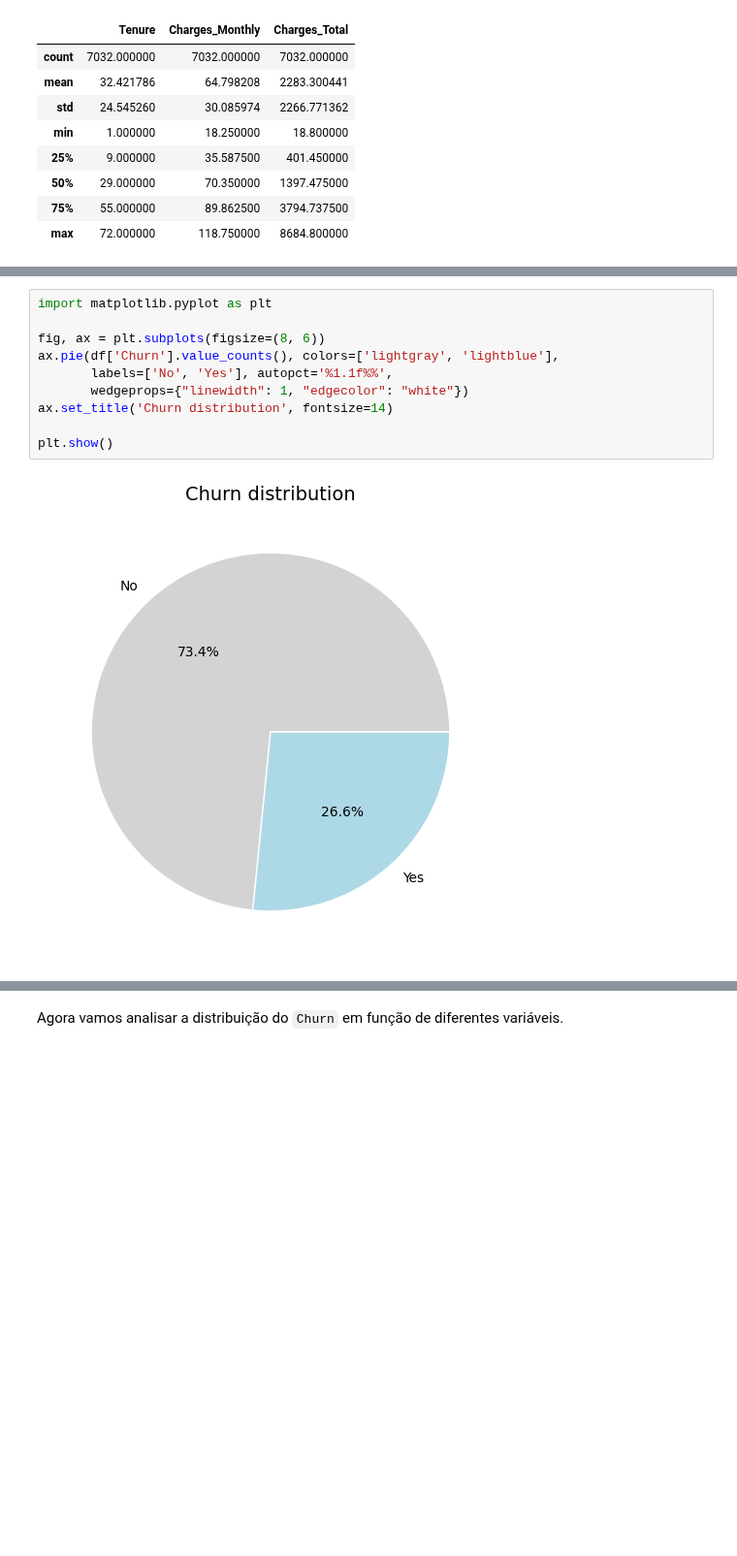
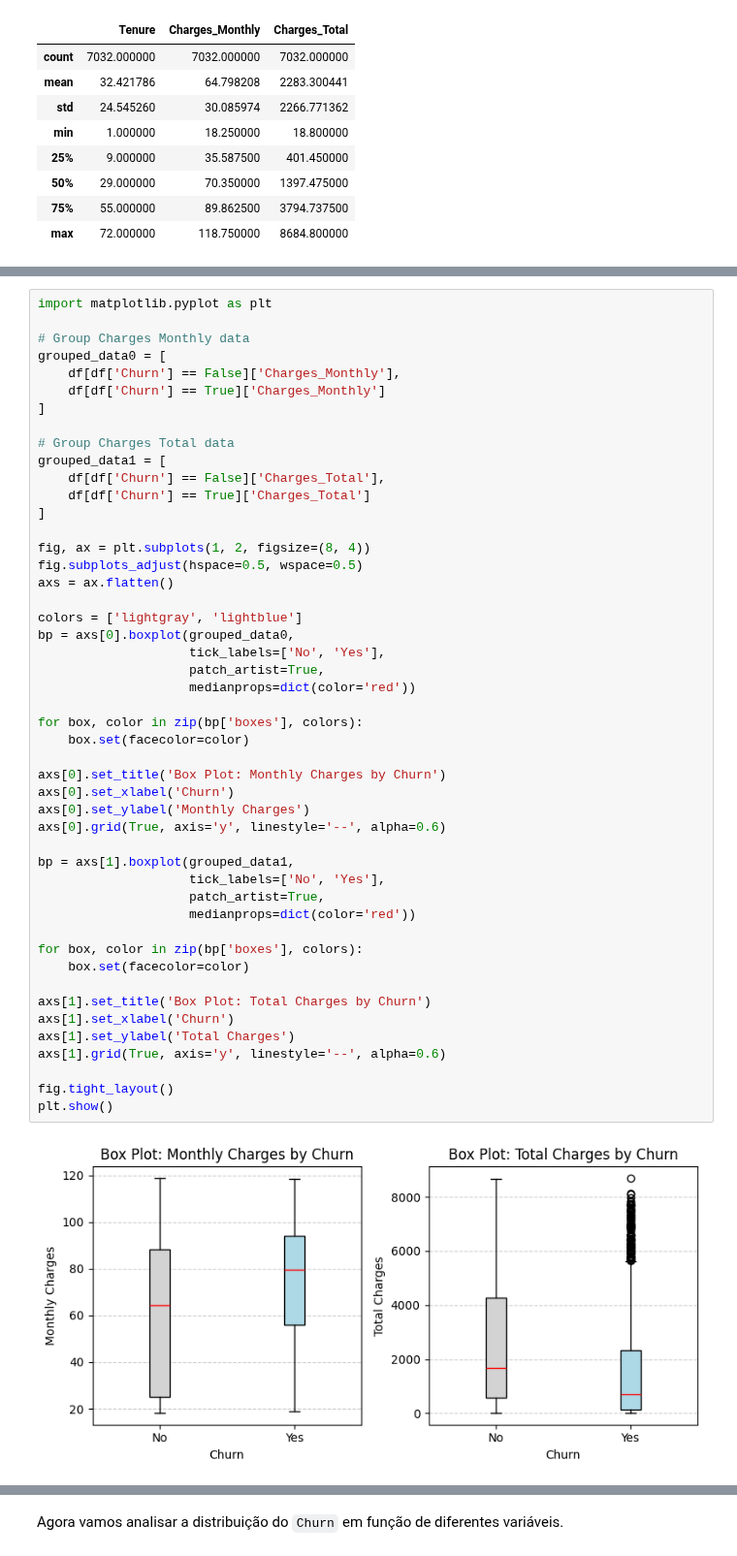
Before and after one commit to rafaelreisramos/oracle-one, a Jupyter notebook: challenge-telecom-x/TelecomX_BR.ipynb, the cells around one changed output, grey strips where cells are left out. Shown at 97% size. Drawn from its saved outputs; the diff is of its cells as text; blank space fills up the shorter version.

```diff
--- a/challenge-telecom-x/TelecomX_BR.ipynb
+++ b/challenge-telecom-x/TelecomX_BR.ipynb
@@ -378,13 +390,51 @@ Vamos analisar os dados de `Churn` e depois voltamos à análise descritiva.
-# %%
-import matplotlib.pyplot as plt
-
-fig, ax = plt.subplots(figsize=(8, 6))
-ax.pie(df['Churn'].value_counts(), colors=['lightgray', 'lightblue'],
-       labels=['No', 'Yes'], autopct='%1.1f%%',
-       wedgeprops={"linewidth": 1, "edgecolor": "white"})
-ax.set_title('Churn distribution', fontsize=14)
-
-plt.show()
-# %% [output]
-[figure, removed]
+# %%
+import matplotlib.pyplot as plt
+
+# Group Charges Monthly data
+grouped_data0 = [
+    df[df['Churn'] == False]['Charges_Monthly'],
+    df[df['Churn'] == True]['Charges_Monthly']
+]
+
+# Group Charges Total data
+grouped_data1 = [
+    df[df['Churn'] == False]['Charges_Total'],
+    df[df['Churn'] == True]['Charges_Total']
+]
+
+fig, ax = plt.subplots(1, 2, figsize=(8, 4))
+fig.subplots_adjust(hspace=0.5, wspace=0.5)
+axs = ax.flatten()
+
+colors = ['lightgray', 'lightblue']
+bp = axs[0].boxplot(grouped_data0,
+                    tick_labels=['No', 'Yes'],
+                    patch_artist=True,
+                    medianprops=dict(color='red'))
+
+for box, color in zip(bp['boxes'], colors):
+    box.set(facecolor=color)
+
+axs[0].set_title('Box Plot: Monthly Charges by Churn')
+axs[0].set_xlabel('Churn')
+axs[0].set_ylabel('Monthly Charges')
+axs[0].grid(True, axis='y', linestyle='--', alpha=0.6)
+
+bp = axs[1].boxplot(grouped_data1,
+                    tick_labels=['No', 'Yes'],
+                    patch_artist=True,
+                    medianprops=dict(color='red'))
+
+for box, color in zip(bp['boxes'], colors):
+    box.set(facecolor=color)
+
+axs[1].set_title('Box Plot: Total Charges by Churn')
+axs[1].set_xlabel('Churn')
+axs[1].set_ylabel('Total Charges')
+axs[1].grid(True, axis='y', linestyle='--', alpha=0.6)
+
+fig.tight_layout()
+plt.show()
+# %% [output]
+[figure, added]
 # %%
```
Also changed, not shown: parts of 15 cells of this notebook.
